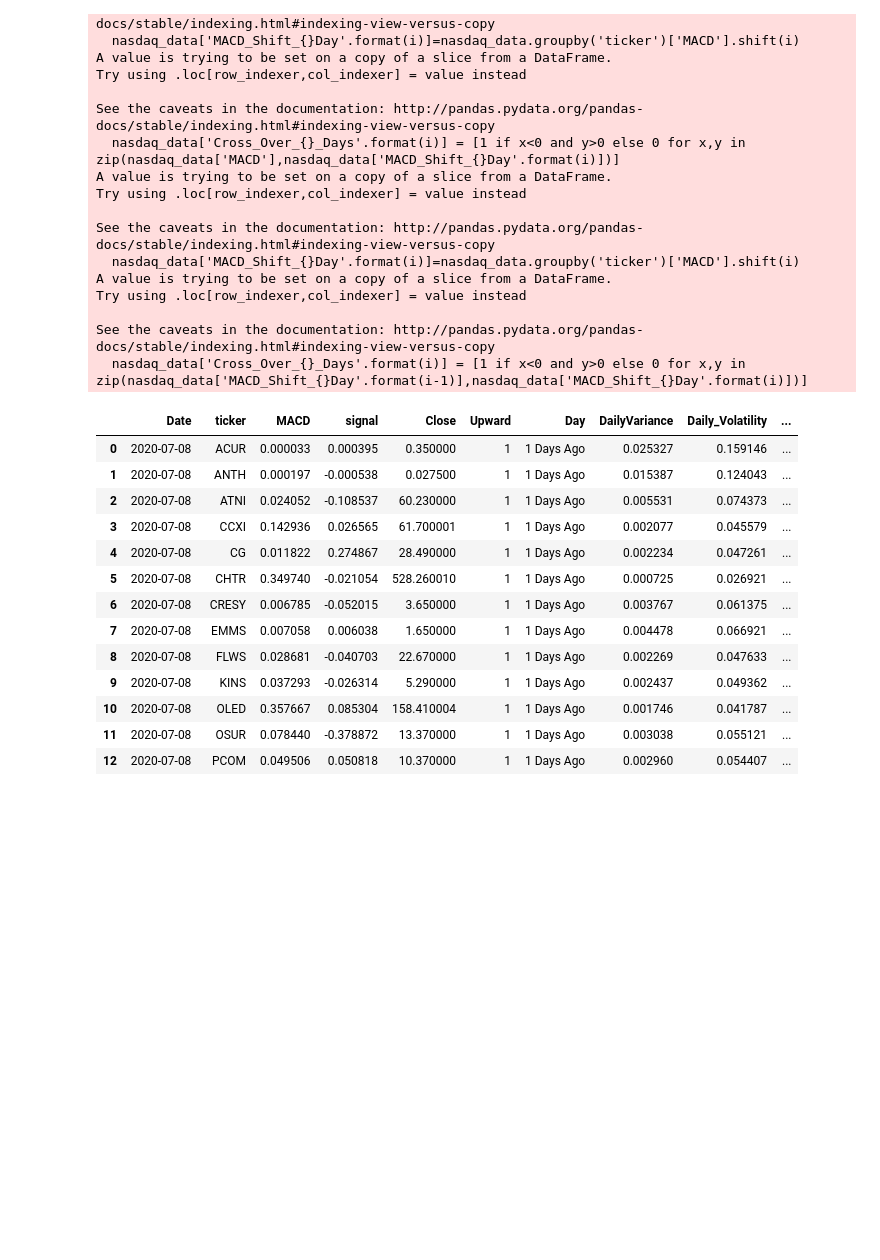
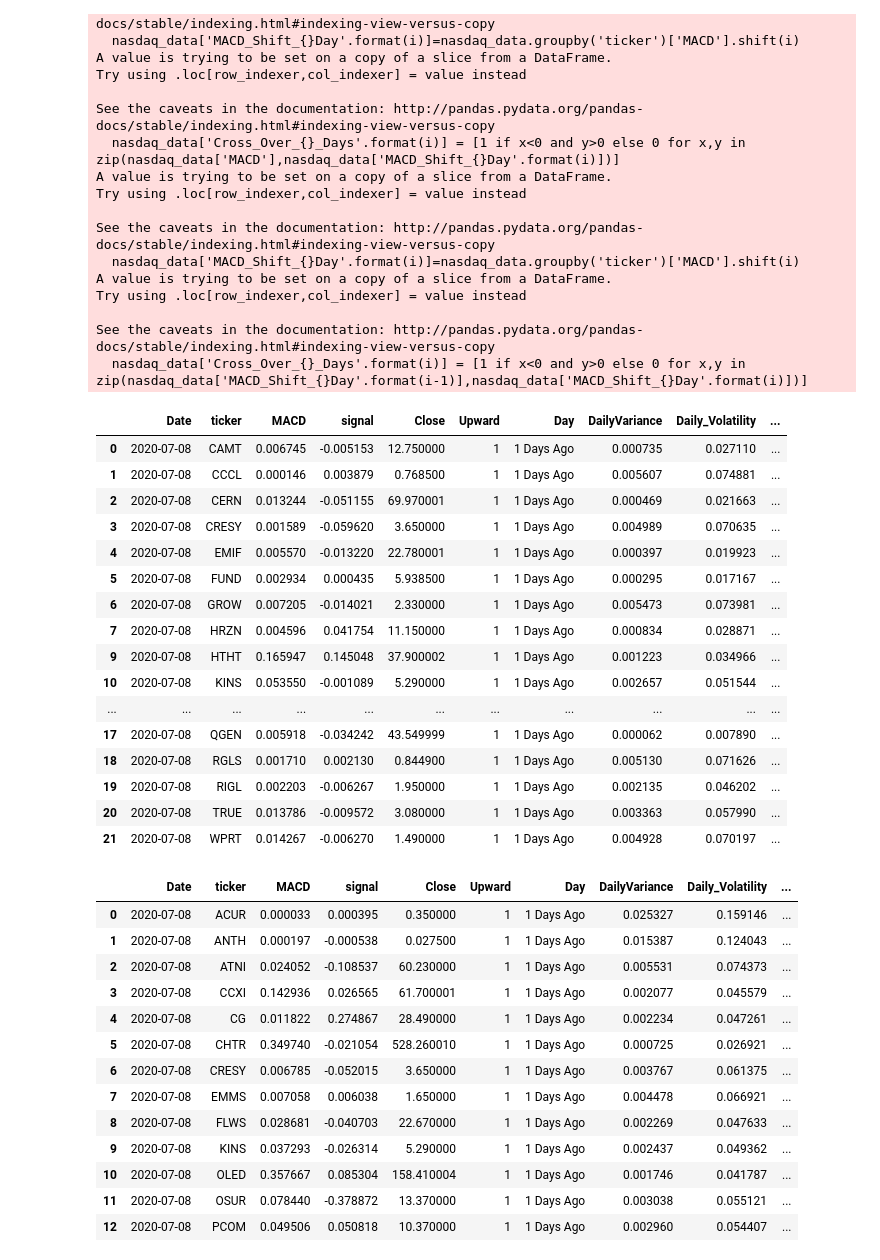
Before and after one commit to Mtaylert/Stock_Evaluation, a Jupyter notebook: src_code/StockEvaluations.ipynb, the cells around one changed output. Saved outputs shown, nothing was run; the diff lists cells and outputs as text; code cells hidden in the pictures; blank space fills up the shorter version.

```diff
--- a/src_code/StockEvaluations.ipynb
+++ b/src_code/StockEvaluations.ipynb
@@ -146,6 +150,26 @@ Try using .loc[row_indexer,col_indexer] = value instead
 
 See the caveats in the documentation: http://pandas.pydata.org/pandas-docs/stable/indexing.html#indexing-view-versus-copy
   nasdaq_data['Cross_Over_{}_Days'.format(i)] = [1 if x<0 and y>0 else 0 for x,y in zip(nasdaq_data['MACD_Shift_{}Day'.format(i-1)],nasdaq_data['MACD_Shift_{}Day'.format(i)])]
+# %%
+TopShifts_up[TopShifts_up['Day']=='1 Days Ago'].sort_values()
+# %% [output]
+|  | Date | ticker | MACD | signal | Close | Upward | Day | DailyVariance | Daily_Volatility | ... |
+| 0 | 2020-07-08 | CAMT | 0.006745 | -0.005153 | 12.750000 | 1 | 1 Days Ago | 0.000735 | 0.027110 | ... |
+| 1 | 2020-07-08 | CCCL | 0.000146 | 0.003879 | 0.768500 | 1 | 1 Days Ago | 0.005607 | 0.074881 | ... |
+| 2 | 2020-07-08 | CERN | 0.013244 | -0.051155 | 69.970001 | 1 | 1 Days Ago | 0.000469 | 0.021663 | ... |
+| 3 | 2020-07-08 | CRESY | 0.001589 | -0.059620 | 3.650000 | 1 | 1 Days Ago | 0.004989 | 0.070635 | ... |
+| 4 | 2020-07-08 | EMIF | 0.005570 | -0.013220 | 22.780001 | 1 | 1 Days Ago | 0.000397 | 0.019923 | ... |
+| 5 | 2020-07-08 | FUND | 0.002934 | 0.000435 | 5.938500 | 1 | 1 Days Ago | 0.000295 | 0.017167 | ... |
+| 6 | 2020-07-08 | GROW | 0.007205 | -0.014021 | 2.330000 | 1 | 1 Days Ago | 0.005473 | 0.073981 | ... |
+| 7 | 2020-07-08 | HRZN | 0.004596 | 0.041754 | 11.150000 | 1 | 1 Days Ago | 0.000834 | 0.028871 | ... |
+| 9 | 2020-07-08 | HTHT | 0.165947 | 0.145048 | 37.900002 | 1 | 1 Days Ago | 0.001223 | 0.034966 | ... |
+| 10 | 2020-07-08 | KINS | 0.053550 | -0.001089 | 5.290000 | 1 | 1 Days Ago | 0.002657 | 0.051544 | ... |
+| ... | ... | ... | ... | ... | ... | ... | ... | ... | ... | ... |
+| 17 | 2020-07-08 | QGEN | 0.005918 | -0.034242 | 43.549999 | 1 | 1 Days Ago | 0.000062 | 0.007890 | ... |
+| 18 | 2020-07-08 | RGLS | 0.001710 | 0.002130 | 0.844900 | 1 | 1 Days Ago | 0.005130 | 0.071626 | ... |
+| 19 | 2020-07-08 | RIGL | 0.002203 | -0.006267 | 1.950000 | 1 | 1 Days Ago | 0.002135 | 0.046202 | ... |
+| 20 | 2020-07-08 | TRUE | 0.013786 | -0.009572 | 3.080000 | 1 | 1 Days Ago | 0.003363 | 0.057990 | ... |
+| 21 | 2020-07-08 | WPRT | 0.014267 | -0.006270 | 1.490000 | 1 | 1 Days Ago | 0.004928 | 0.070197 | ... |
 # %%
 TopShifts_up[TopShifts_up['Day']=='1 Days Ago']
 # %% [output]
```
Also changed, not shown: parts of 4 cells of this notebook, 1 other file.
